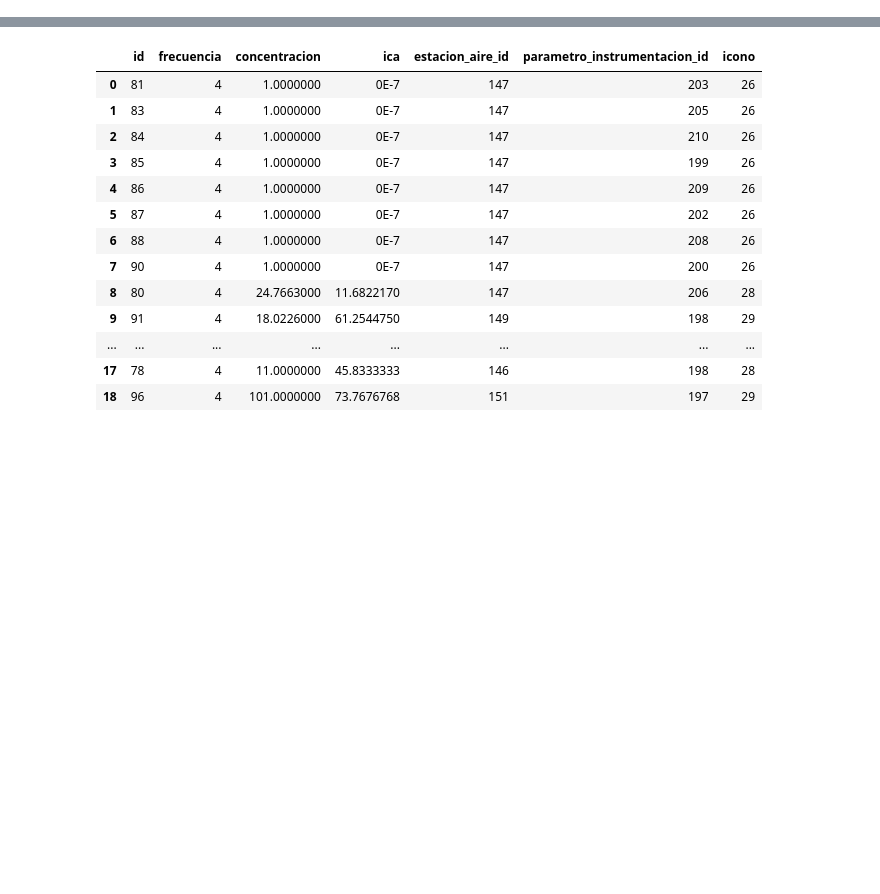
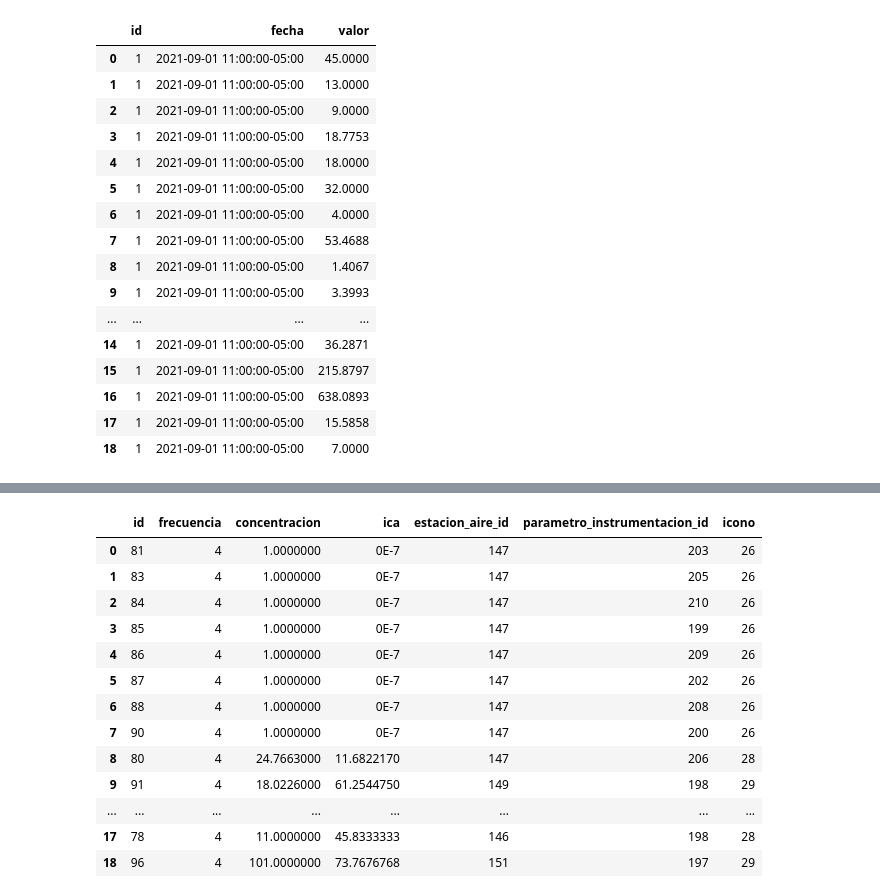
Before and after one commit to ospinals/piragua_backend_estaciones, a Jupyter notebook: Graficas/ConsultaAire.ipynb, the cells around one changed output, grey strips where cells are left out. Cells and saved outputs as stored; diff of their text form; code cells hidden in the pictures; blank space fills up the shorter version.

```diff
--- a/Graficas/ConsultaAire.ipynb
+++ b/Graficas/ConsultaAire.ipynb
@@ -17,3 +17,22 @@ def query_psql(query):
     conn.close()
 
     return pd.DataFrame(results, columns = [col.name for col in cursor.description])
+# %%
+fecha = pd.to_datetime("2021-09-01 11:53:00").strftime("%Y-%m-%d %H:00:00")
+print(fecha)
+
+query_psql(f"""
+        SELECT 1 as id, fecha, muestra as valor
+        FROM calidades_aire
+        INNER JOIN
+        WHERE
+        parametro_estacion_id in (
+            SELECT id FROM parametros_estacion_aire
+            WHERE estacion_aire_id IN (
+                SELECT id FROM estaciones_aire))
+        AND
+        calidad = 1
+        AND
+        fecha = '{fecha}'
+        """)
+# %% [output]
@@ -19,0 +40,17 @@ def query_psql(query):
+|  | id | fecha | valor |
+| 0 | 1 | 2021-09-01 11:00:00-05:00 | 45.0000 |
+| 1 | 1 | 2021-09-01 11:00:00-05:00 | 13.0000 |
+| 2 | 1 | 2021-09-01 11:00:00-05:00 | 9.0000 |
+| 3 | 1 | 2021-09-01 11:00:00-05:00 | 18.7753 |
+| 4 | 1 | 2021-09-01 11:00:00-05:00 | 18.0000 |
+| 5 | 1 | 2021-09-01 11:00:00-05:00 | 32.0000 |
+| 6 | 1 | 2021-09-01 11:00:00-05:00 | 4.0000 |
+| 7 | 1 | 2021-09-01 11:00:00-05:00 | 53.4688 |
+| 8 | 1 | 2021-09-01 11:00:00-05:00 | 1.4067 |
+| 9 | 1 | 2021-09-01 11:00:00-05:00 | 3.3993 |
+| ... | ... | ... | ... |
+| 14 | 1 | 2021-09-01 11:00:00-05:00 | 36.2871 |
+| 15 | 1 | 2021-09-01 11:00:00-05:00 | 215.8797 |
+| 16 | 1 | 2021-09-01 11:00:00-05:00 | 638.0893 |
+| 17 | 1 | 2021-09-01 11:00:00-05:00 | 15.5858 |
+| 18 | 1 | 2021-09-01 11:00:00-05:00 | 7.0000 |
```
Also changed, not shown: parts of 7 cells of this notebook, 16 other files.
